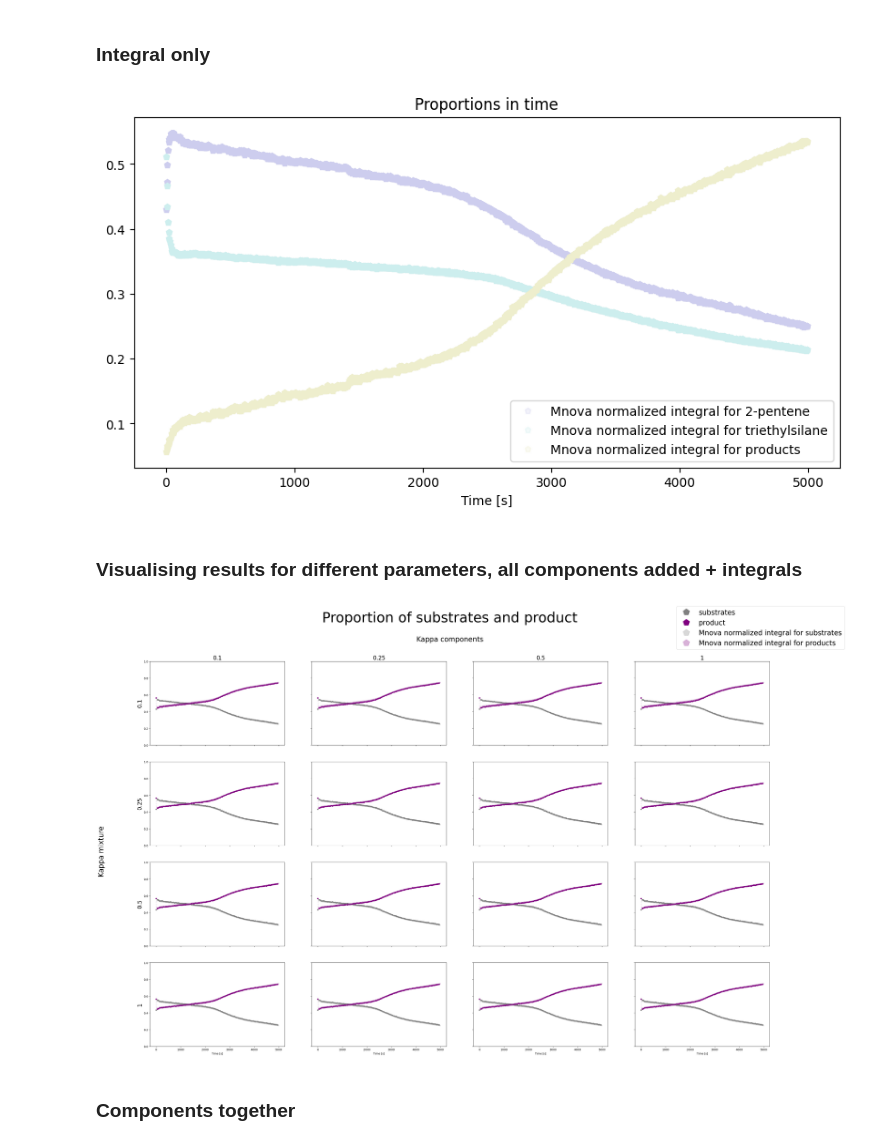
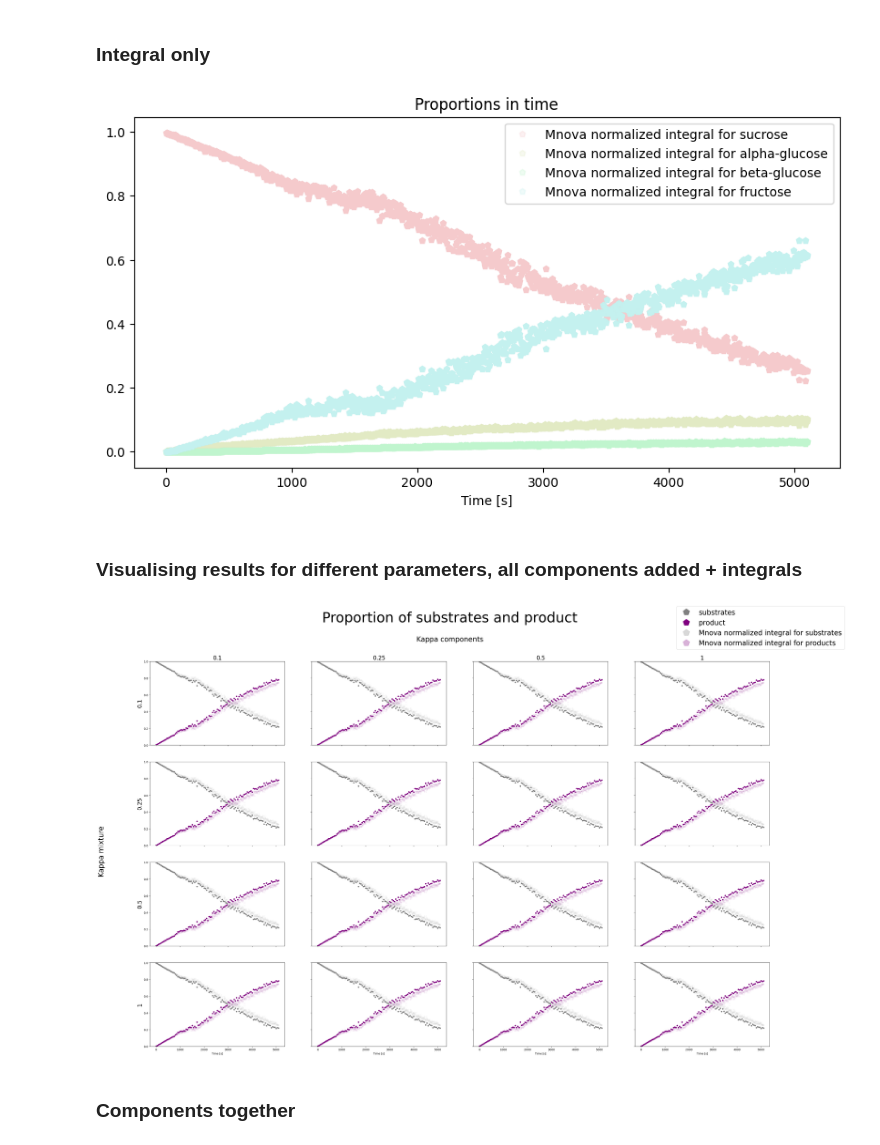
Before and after one commit to BDomzal/magnetstein_x_chemical_reactions, a Jupyter notebook: notebooks/visualisation.ipynb, the cells around one changed output. Saved outputs shown, nothing was run; the diff lists cells and outputs as text; code cells hidden in the pictures.

```diff
--- a/notebooks/visualisation.ipynb
+++ b/notebooks/visualisation.ipynb
@@ -33,7 +33,7 @@ import matplotlib.pyplot as plt
 
 #optionally add ylim(0,0.4) in plots
 # %%
-experiment_name = 'PMG 284 monitoring'
+experiment_name = 'Saccharose hydrolysis'
 # %%
 mixture_paths = {'Saccharose hydrolysis': '../data/saccharose_hydrolysis/preprocessed_mixture.csv',
                 'PMG 284 monitoring': '../data/PMG_284/preprocessed_mixture.csv',
@@ -92,12 +92,12 @@ python_integrals_separators = {'Saccharose hydrolysis': ',',
 
 colors_for_components = {'Saccharose hydrolysis': ['#f5cacc', '#e2eac4', '#c0f5ce', '#c4f1ef'],
                          'PMG 284 monitoring': ['#f5cacc', '#e2eac4', '#c0f5ce'],
-                        'PMG 287 monitoring': ['#b9dbf3', '#ffdec2', '#bbecbb']
+                        'PMG 287 monitoring': ['#decdee', '#eed5cd', '#cdeeee']
                         }
 
 saturated_colors_for_components = {'Saccharose hydrolysis': ['#e07676', '#b3ba97', '#88c398', '#2bbcb7'],
                          'PMG 284 monitoring': ['#e07676', '#b3ba97', '#88c398'],
-                        'PMG 287 monitoring': ['blue', 'orange', 'green']
+                        'PMG 287 monitoring': ['#a06fce', '#cb8067', '#67cbcb']
                         }
 # %% [markdown]
 ### Finding all values of kappa, kappa_th
@@ -533,12 +533,12 @@ plt.gcf().set_size_inches(10, 5)
 #                                                 str(best_kappa)+'_kappa_th_' +
 #                                                 str(best_kappa_th) +'.png')
 # %% [output]
-[figure, old version]
+[figure, new version]
 # %% [markdown]
 ### Visualising results for different parameters, all components added + integrals
 # %%
 components_numbers = [0]
-product_numbers = [1,2]
+product_numbers = [1,2,3]
 
 python_or_mnova = 'Mnova'
 if python_or_mnova == 'Mnova':
@@ -582,34 +582,34 @@ for i, ax in enumerate(axs):
                      color = colors_list[0], alpha=0.03
                     )
         axx.plot(time_range_integrals[experiment_name], integrals_proportions[:,product_numbers].sum(axis=1), 'p',
                      markersize=5, label=python_or_mnova + ' normalized integral for products',
                      color = colors_list[1], alpha=0.03
                     )
 
 cols = [str(kappa_th) for kappa_th in all_kappas_th]
 rows = [str(kappa) for kappa in all_kappas]
 
 for ax, col in zip(axs[0], cols):
     ax.set_title(col, size=20)
     ax.set_ylim(0,1)
 
 for ax, col in zip(axs[-1], cols):
     ax.set_xlabel('Time [s]', size=10)
 
 for ax, row in zip(axs[:,0], rows):
     ax.set_ylabel(row, rotation=90, size=20)
 handles, labels = ax.get_legend_handles_labels()
 
 legend = fig.legend(handles, labels, loc='upper right', prop={'size': 25}, markerscale=5)
 
 for lh in legend.legendHandles[2:]:
     lh.set_alpha(0.3)
 #fig.savefig(results_paths[experiment_name]+
 #                 'comparison_for_different_kappas_components_together_plus_integrals_' +
 #                 python_or_mnova +
 #                 '.png')
 # %% [output]
-[figure, old version]
+[figure, new version]
 # %% [markdown]
 ### Components together
 # %%
```
Also changed, not shown: parts of 17 cells of this notebook, 2 other files.
